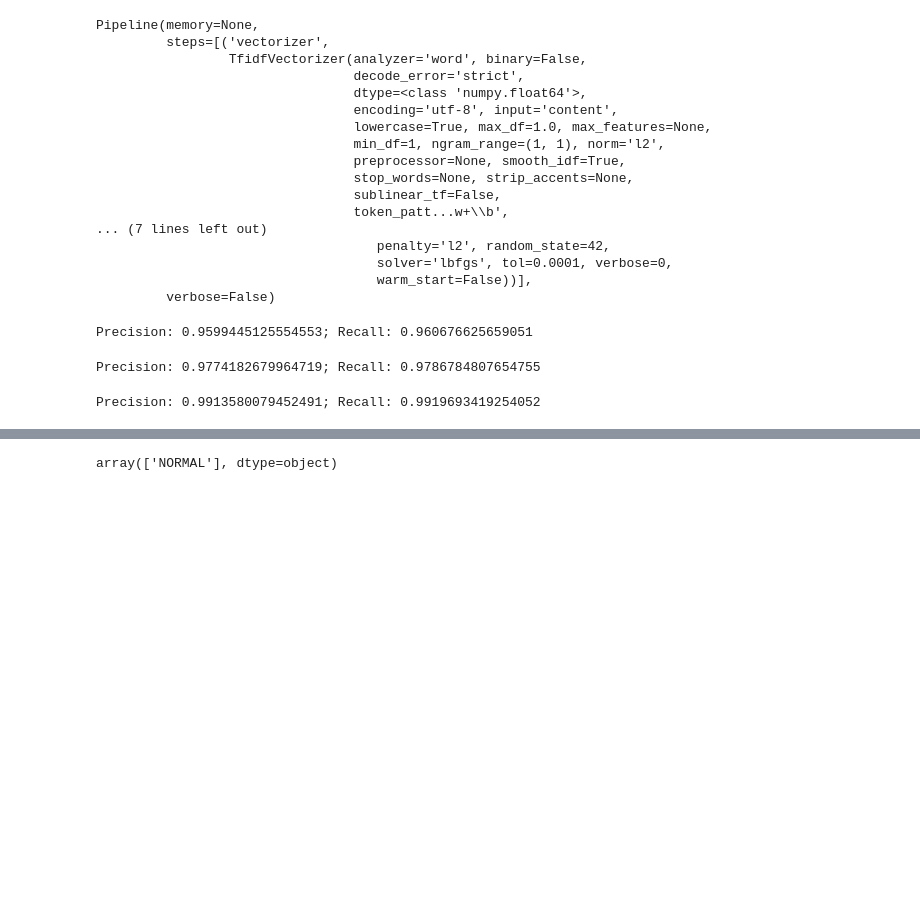
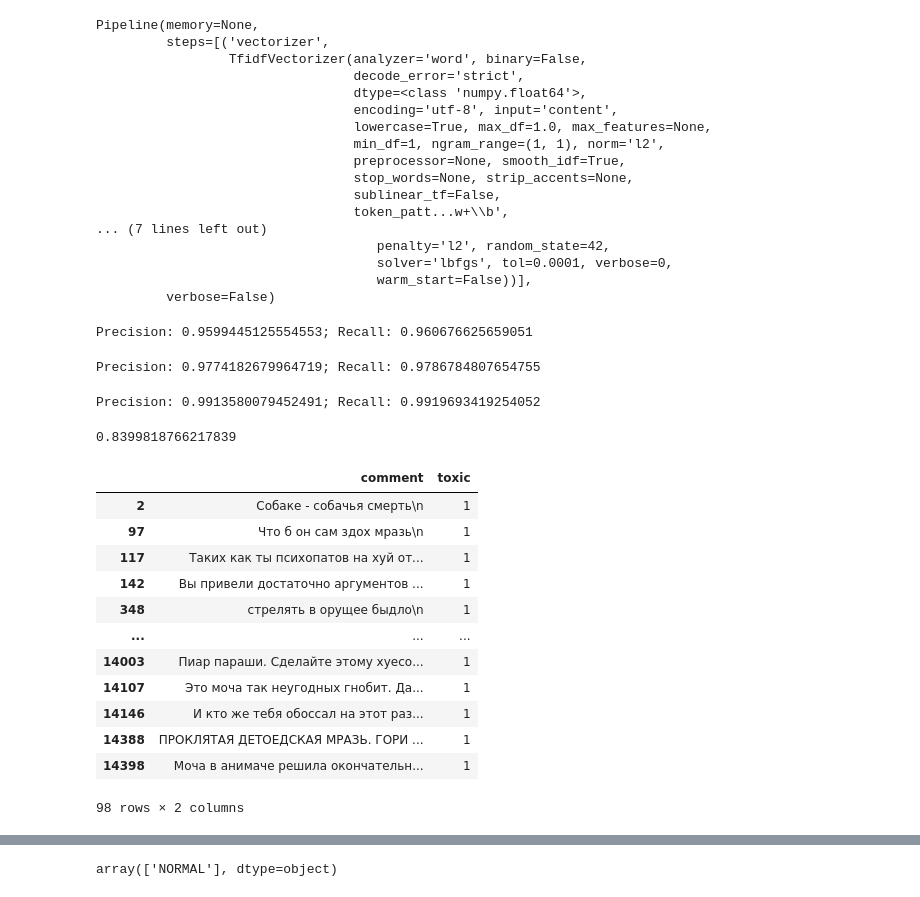
Before and after one commit to Egoluback/Toxic_Detector, a Jupyter notebook: Train.ipynb, the cells around one changed output, grey strips where cells are left out. Cells and saved outputs as stored; diff of their text form; code cells hidden in the pictures; blank space fills up the shorter version.

```diff
--- a/Train.ipynb
+++ b/Train.ipynb
@@ -79,7 +79,7 @@ df = pd.DataFrame(np.array([labels, text]).T, columns = ["label", "text"])
 def onehot(series, unique):
   series_new = pd.DataFrame(data = np.array([[0 for j in range(len(series))] for i in range(len(unique))]).T ,columns = unique)
   for elIndex in range(len(series)):
-      for el_class in series.iloc[elIndex]: series_new["{}".format(el_class)].iloc[elIndex] = 1
+      for el_class in series.iloc[elIndex]: series_new[el_class].iloc[elIndex] = 1
   return series_new
 # %%
 df_onehoted = onehot(df.label, ['NORMAL', 'INSULT', 'THREAT', 'OBSCENITY'])
@@ -257,0 +257,20 @@ Precision: 0.9913580079452491; Recall: 0.9919693419254052
+# %%
+roc_auc_score(models_pipeline["INS"].predict(df_2ch.comment), df_2ch.toxic)
+# %% [output]
+0.8399818766217839
+# %%
+df_2ch.iloc[np.where(models_pipeline["THR"].predict(df_2ch.comment) == 1)]
+# %% [output]
+|  | comment | toxic |
+| 2 | Собаке - собачья смерть\n | 1 |
+| 97 | Что б он сам здох мразь\n | 1 |
+| 117 | Таких как ты психопатов на хуй от... | 1 |
+| 142 | Вы привели достаточно аргументов ... | 1 |
+| 348 | стрелять в орущее быдло\n | 1 |
+| ... | ... | ... |
+| 14003 | Пиар параши. Сделайте этому хуесо... | 1 |
+| 14107 | Это моча так неугодных гнобит. Да... | 1 |
+| 14146 | И кто же тебя обоссал на этот раз... | 1 |
+| 14388 | ПРОКЛЯТАЯ ДЕТОЕДСКАЯ МРАЗЬ. ГОРИ ... | 1 |
+| 14398 | Моча в анимаче решила окончательн... | 1 |
+98 rows × 2 columns
```
Also changed, not shown: parts of 10 cells of this notebook.
